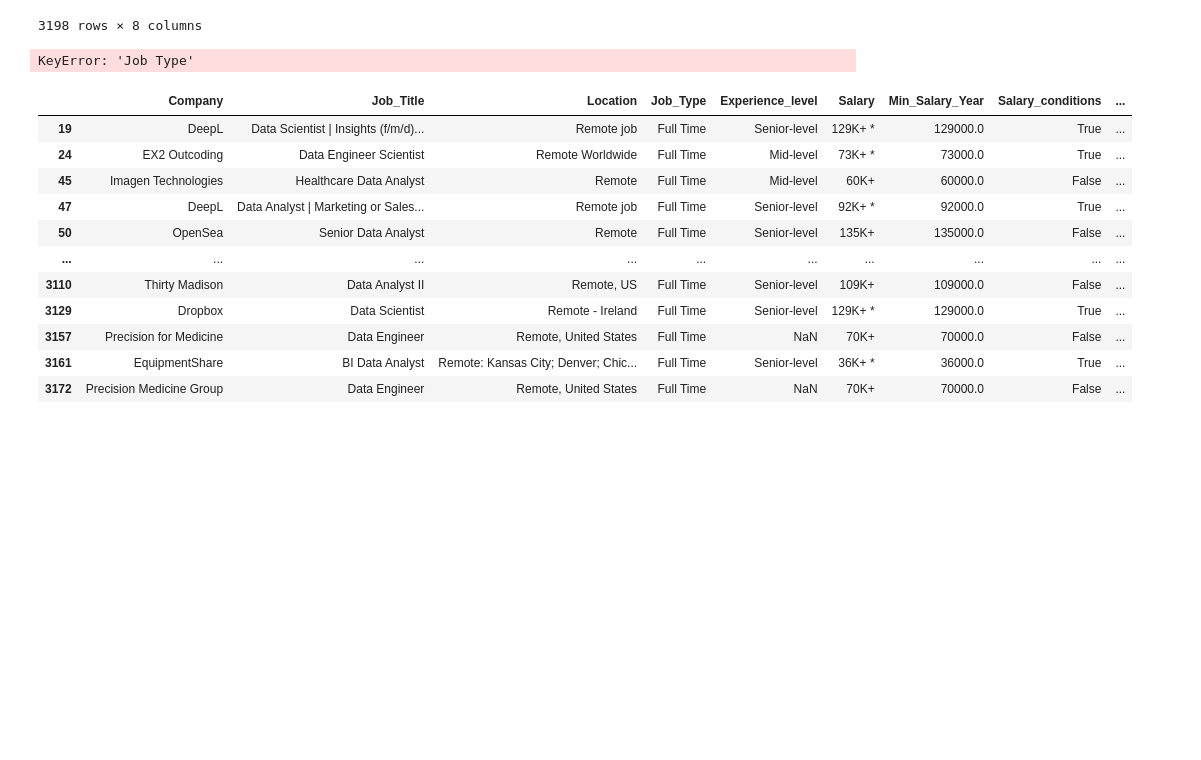
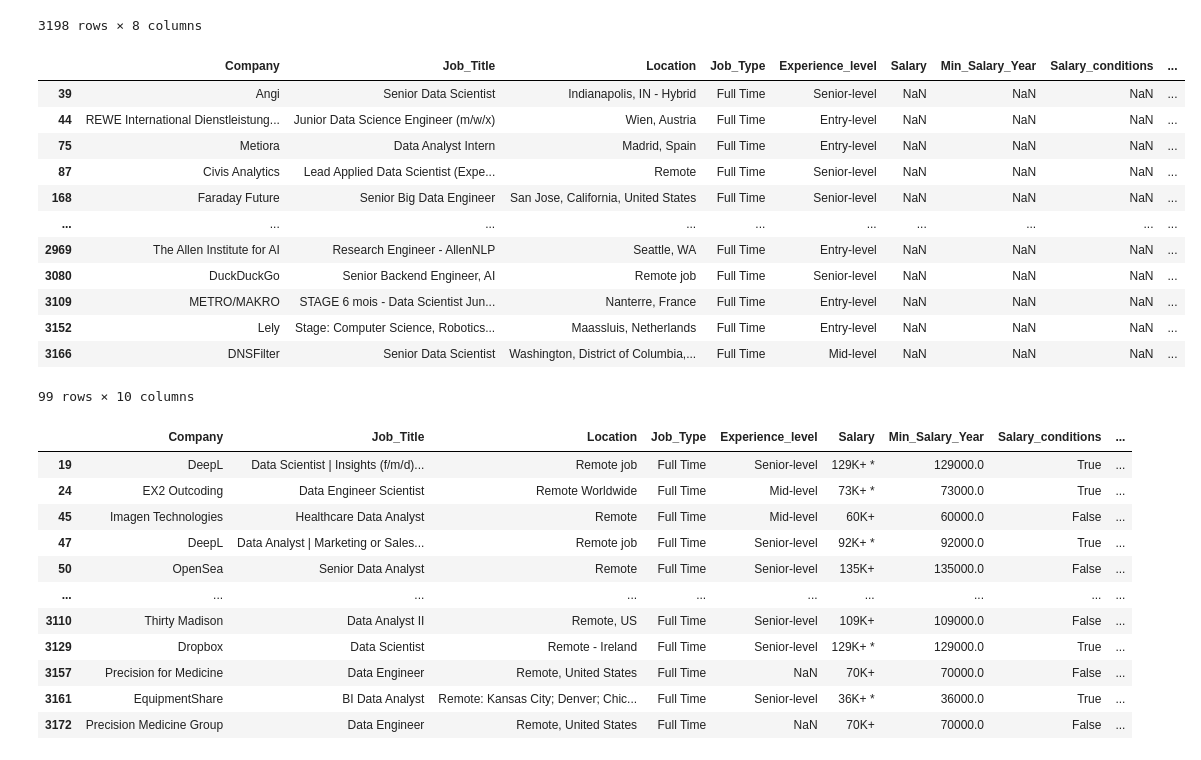
Before and after one commit to Tarifi-Hicham/jobs_project, a Jupyter notebook: script.ipynb, the cells around one changed output. Saved outputs shown, nothing was run; the diff lists cells and outputs as text; code cells hidden in the pictures; blank space fills up the shorter version.

```diff
--- a/script.ipynb
+++ b/script.ipynb
@@ -350,0 +306,9 @@ total_word_counts[total_word_counts['Requirment_of_the_company'].str.contains('D
+# %%
+# Transform values of column "Requirment_of_the_company" to lists
+
+# Step 1: Replace multiple consecutive commas with a single comma
+df_clean['Requirment_of_the_company'] = df_clean['Requirment_of_the_company'].str.replace(',+', ',')
+
+# Step 2: Split values using the comma as delimiter and Step 3: Eliminate empty elements
+df_clean['Requirment_of_the_company'] = df_clean['Requirment_of_the_company'].str.split(',').apply(lambda x: [item for item in x if item])
+df_clean
@@ -350,0 +329,9 @@ total_word_counts[total_word_counts['Requirment_of_the_company'].str.contains('D
+# %%
+# Transform values of column "Facilities" to lists
+
+# Step 1: Replace multiple consecutive commas with a single comma
+df_clean['Facilities'] = df_clean['Facilities'].str.replace(',+', ',')
+
+# Step 2: Split values using the comma as delimiter and Step 3: Eliminate empty elements
+df_clean['Facilities'] = df_clean['Facilities'].str.split(',').apply(lambda x: [item for item in x if item])
+df_clean
@@ -367,9 +368,21 @@ df
 | 3197 | Shippeo | Senior Data Engineer | Paris, France | Full Time | Senior-level | 115K+ * | Airflow,Architecture,BigQuery,CI/... | ,,,, |
 3198 rows × 8 columns
 # %%
-df_clean[(df_clean['Salary'].isna()) & (df_clean['Job Type'] != 'Internship')]
+df_clean[(df_clean['Salary'].isna()) & (df_clean['Job_Type'] != 'Internship')]
 # %% [output]
+|  | Company | Job_Title | Location | Job_Type | Experience_level | Salary | Min_Salary_Year | Salary_conditions | ... |
+| 39 | Angi | Senior Data Scientist | Indianapolis, IN - Hybrid | Full Time | Senior-level | NaN | NaN | NaN | ... |
+| 44 | REWE International Dienstleistung... | Junior Data Science Engineer (m/w/x) | Wien, Austria | Full Time | Entry-level | NaN | NaN | NaN | ... |
+| 75 | Metiora | Data Analyst Intern | Madrid, Spain | Full Time | Entry-level | NaN | NaN | NaN | ... |
+| 87 | Civis Analytics | Lead Applied Data Scientist (Expe... | Remote | Full Time | Senior-level | NaN | NaN | NaN | ... |
+| 168 | Faraday Future | Senior Big Data Engineer | San Jose, California, United States | Full Time | Senior-level | NaN | NaN | NaN | ... |
+| ... | ... | ... | ... | ... | ... | ... | ... | ... | ... |
+| 2969 | The Allen Institute for AI | Research Engineer - AllenNLP | Seattle, WA | Full Time | Entry-level | NaN | NaN | NaN | ... |
+| 3080 | DuckDuckGo | Senior Backend Engineer, AI | Remote job | Full Time | Senior-level | NaN | NaN | NaN | ... |
+| 3109 | METRO/MAKRO | STAGE 6 mois - Data Scientist Jun... | Nanterre, France | Full Time | Entry-level | NaN | NaN | NaN | ... |
+| 3152 | Lely | Stage: Computer Science, Robotics... | Maassluis, Netherlands | Full Time | Entry-level | NaN | NaN | NaN | ... |
+| 3166 | DNSFilter | Senior Data Scientist | Washington, District of Columbia,... | Full Time | Mid-level | NaN | NaN | NaN | ... |
-KeyError: 'Job Type'
+99 rows × 10 columns
 # %%
 df_clean[df_clean['Location'].str.startswith('Remote')]
 # %% [output]
```
Also changed, not shown: parts of 5 cells of this notebook.
